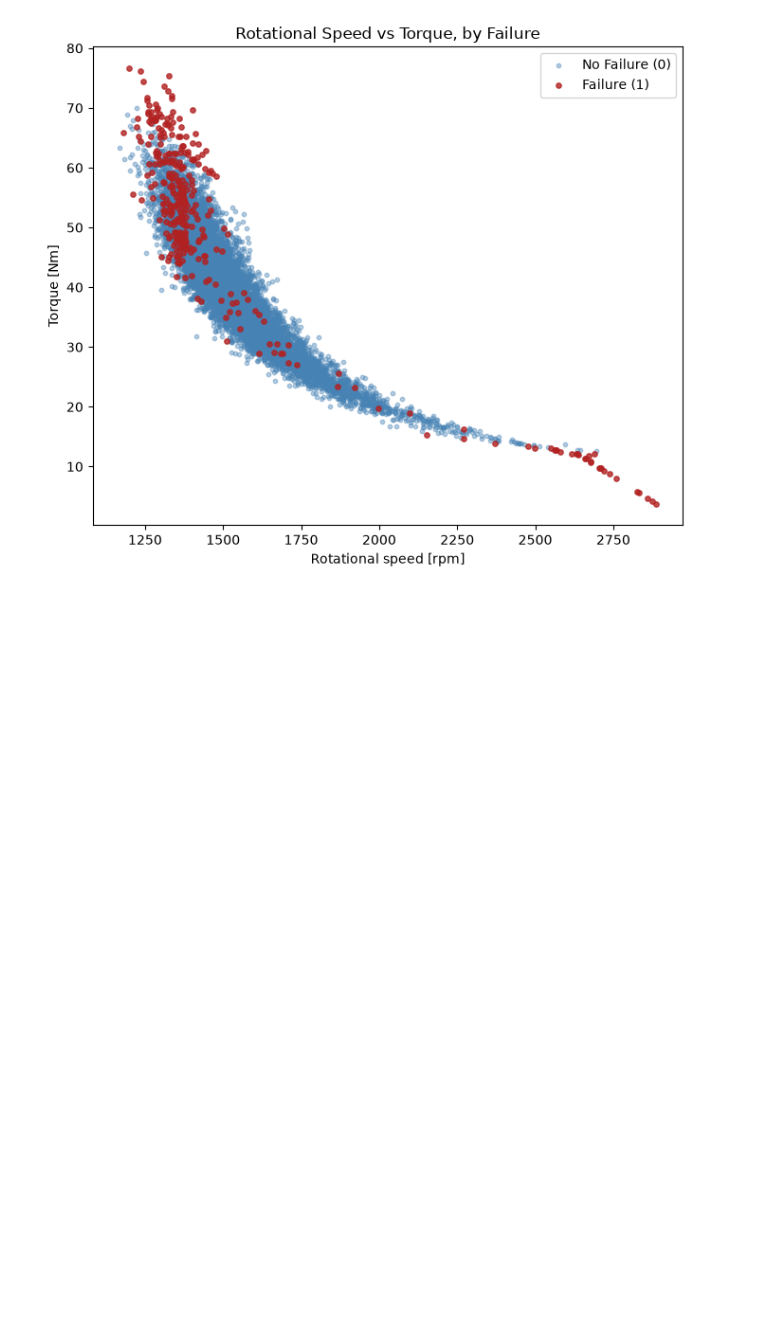
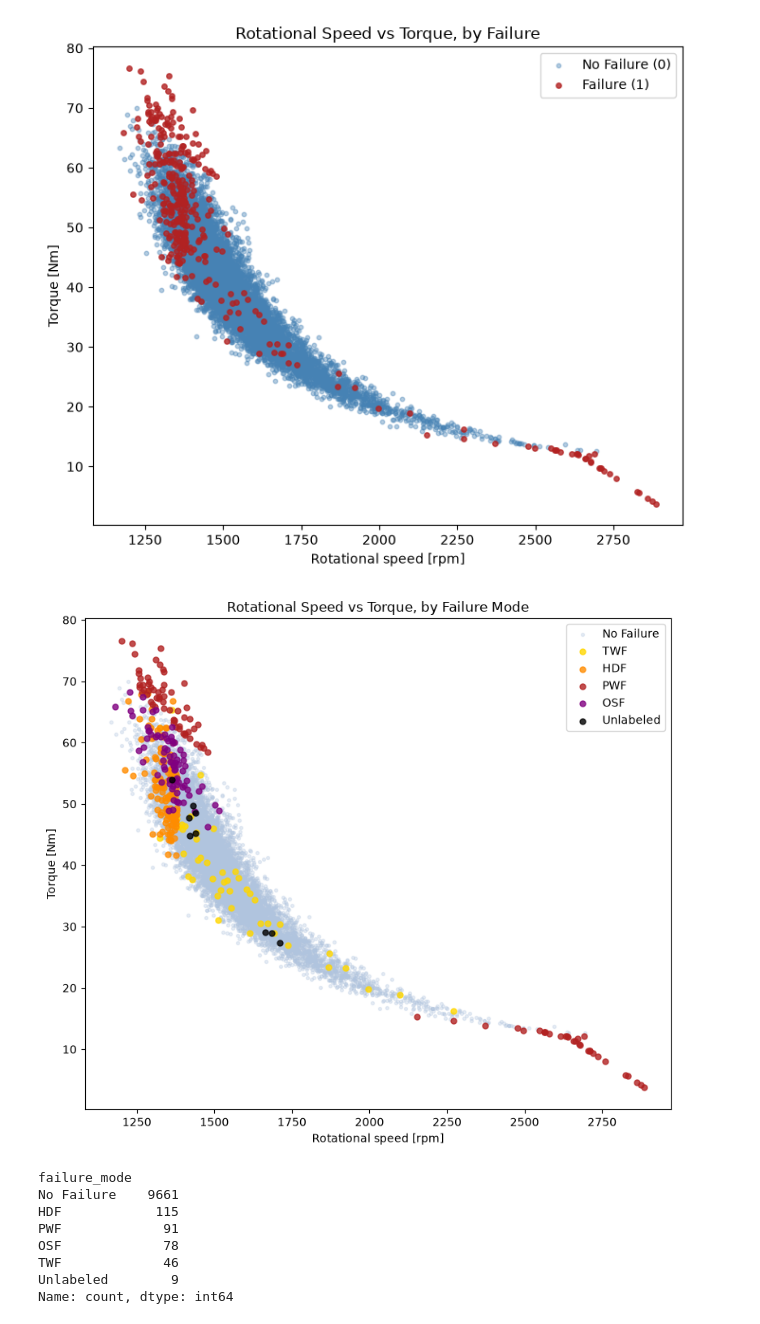
Before and after one commit to AmirmasoudCS/Predictive-Maintenance, a Jupyter notebook: notebooks/inspection_and_EDA.ipynb, the cells around one changed output. Drawn from its saved outputs; the diff is of its cells as text; code cells hidden in the pictures; blank space fills up the shorter version.

Commit message:
Generating the figure for the different types of failure

```diff
--- a/notebooks/inspection_and_EDA.ipynb
+++ b/notebooks/inspection_and_EDA.ipynb
@@ -319,3 +319,56 @@ plt.savefig(PLOTS / "scatter_speed_vs_torque_by_failure.png", dpi=300, bbox_inch
 plt.show()
 # %% [output]
 [figure]
+# %%
+failure_flags = ['TWF', 'HDF', 'PWF', 'OSF', 'RNF']
+
+def get_failure_mode(row):
+    if row['Machine failure'] == 0:
+        return 'No Failure'
+    for flag in failure_flags:
+        if row[flag] == 1:
+            return flag
+    return 'Unlabeled'
+
+df['failure_mode'] = df.apply(get_failure_mode, axis=1)
+
+mode_colors = {
+    'No Failure': 'lightsteelblue',
+    'TWF': 'gold',
+    'HDF': 'darkorange',
+    'PWF': 'firebrick',
+    'OSF': 'purple',
+    'RNF': 'green',
+    'Unlabeled': 'black'
+}
+
+plt.figure(figsize=(8, 7))
+
+for mode in ['No Failure'] + [m for m in mode_colors if m != 'No Failure']:
+    subset = df[df['failure_mode'] == mode]
+    if len(subset) == 0:
+        continue
+    alpha = 0.3 if mode == 'No Failure' else 0.8
+    size = 8 if mode == 'No Failure' else 25
+    plt.scatter(subset['Rotational speed [rpm]'], subset['Torque [Nm]'],
+                s=size, alpha=alpha, color=mode_colors[mode], label=mode)
+
+plt.xlabel('Rotational speed [rpm]')
+plt.ylabel('Torque [Nm]')
+plt.title('Rotational Speed vs Torque, by Failure Mode')
+plt.legend()
+plt.tight_layout()
+plt.savefig(PLOTS / "scatter_speed_vs_torque_by_failure_mode.png", dpi=300, bbox_inches="tight")
+plt.show()
+
+print(df['failure_mode'].value_counts())
+# %% [output]
+[figure, added]
+failure_mode
+No Failure    9661
+HDF            115
+PWF             91
+OSF             78
+TWF             46
+Unlabeled        9
+Name: count, dtype: int64
```
Also changed, not shown: 1 other file.
